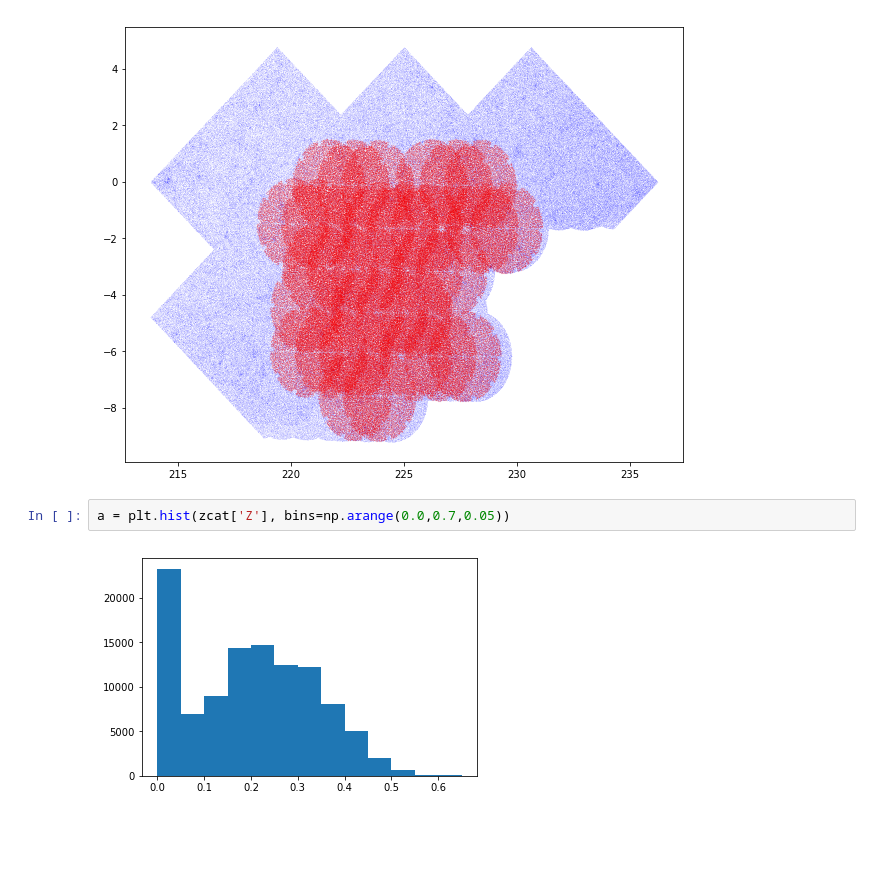
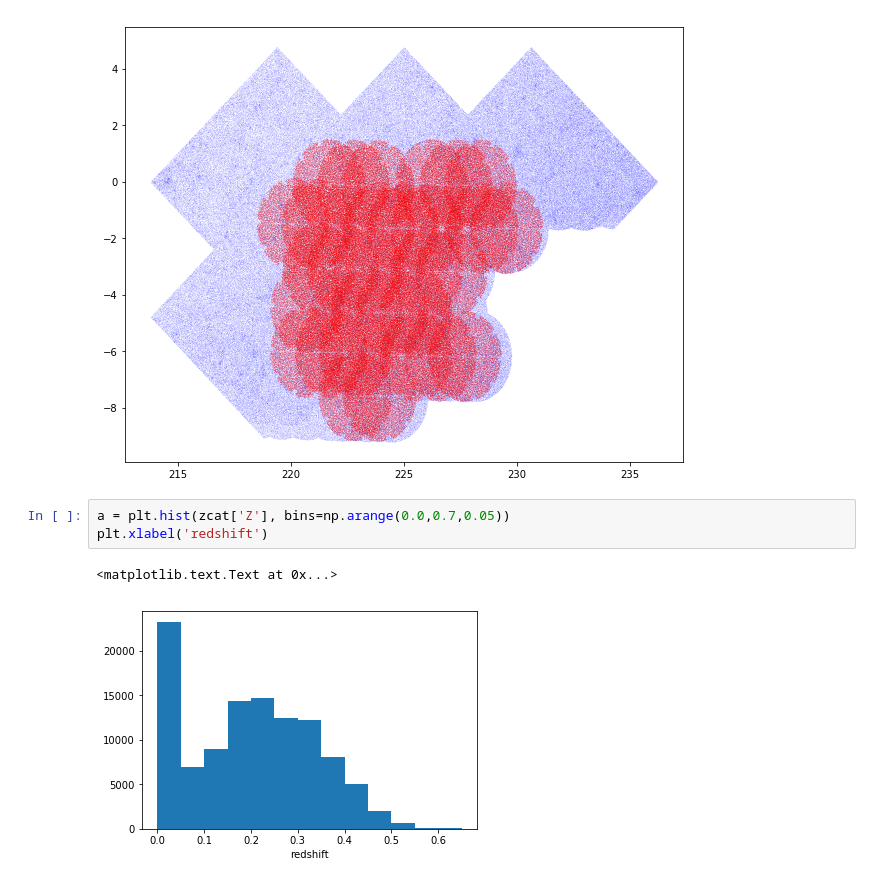
Before and after one commit to desihub/quicksurvey_example, a Jupyter notebook: readme.ipynb, the cells around one changed output. Drawn from its saved outputs; the diff is of its cells as text; blank space fills up the shorter version.

```diff
--- a/readme.ipynb
+++ b/readme.ipynb
@@ -317,5 +314,7 @@ print(np.count_nonzero(zcat_in_mtl))
 [figure]
 # %%
 a = plt.hist(zcat['Z'], bins=np.arange(0.0,0.7,0.05))
+plt.xlabel('redshift')
 # %% [output]
+<matplotlib.text.Text at 0x...>
-[figure, old version]
+[figure, new version]
```
Also changed, not shown: parts of 3 cells of this notebook.
